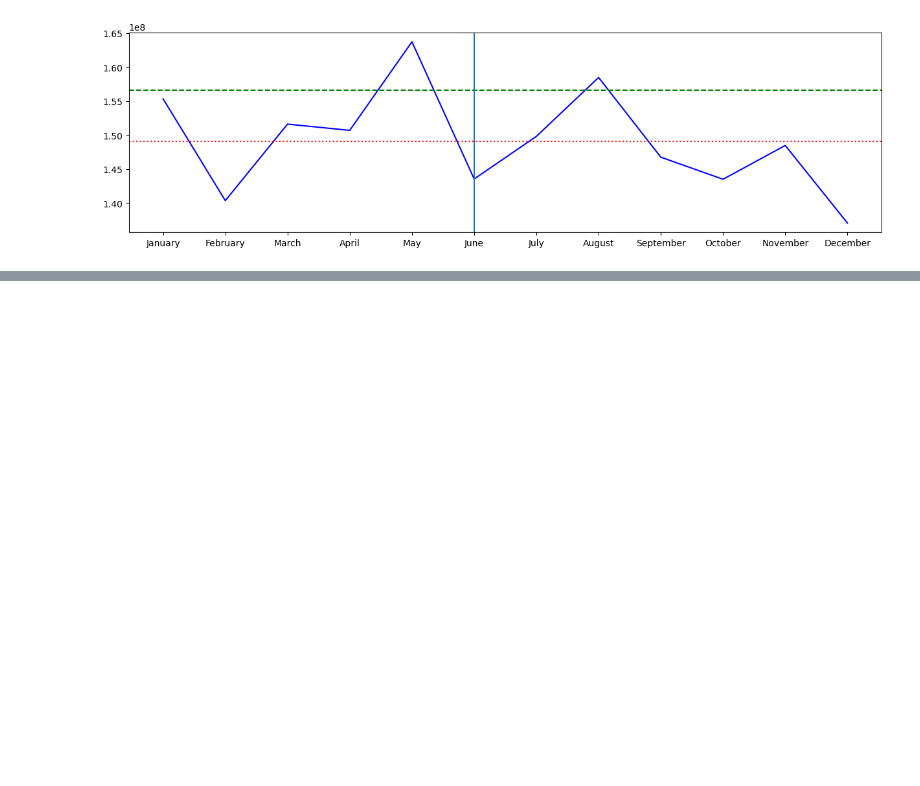
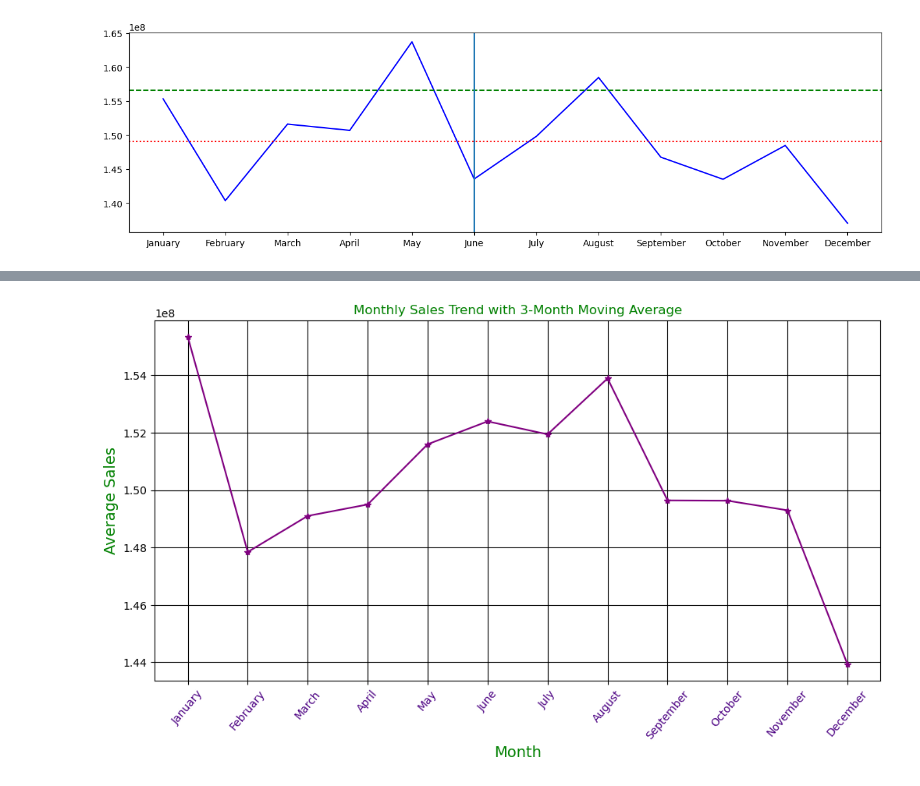
Before and after one commit to Yaashwant99/Ecommerce_analysis, a Jupyter notebook: swiftmarket.ipynb, the cells around one changed output, grey strips where cells are left out. Cells and saved outputs as stored; diff of their text form; code cells hidden in the pictures; blank space fills up the shorter version.

```diff
--- a/swiftmarket.ipynb
+++ b/swiftmarket.ipynb
@@ -228,0 +233,13 @@ plt.axvline(x=5)
+# %%
+query = """select months,
+avg(monthlysales) over (order by monthnum rows between 3
+preceding and current row) as Moving_Average
+from
+(select
+month(saledate) monthnum,
+monthname(SaleDate) as months,
+sum(totalprice) as monthlysales
+from Salesdata
+Group by month(saledate),monthname(saledate)) t ;"""
+df = read_query(query)
+df
@@ -228,0 +260,12 @@ plt.axvline(x=5)
+# %%
+plt.figure(figsize=(12, 6))
+plt.plot(df['months'], df['Moving_Average'], marker='*', linestyle='-',color='purple')
+plt.title('Monthly Sales Trend with 3-Month Moving Average',color='Green')
+plt.xlabel('Month',color='Green',fontsize=14)
+plt.ylabel('Average Sales',color='Green',fontsize=14)
+plt.grid(True,color='black')
+plt.xticks(rotation=50,color='indigo')
+
+plt.show()
+# %% [output]
+[figure, added]
```
Also changed, not shown: parts of 6 cells of this notebook.
